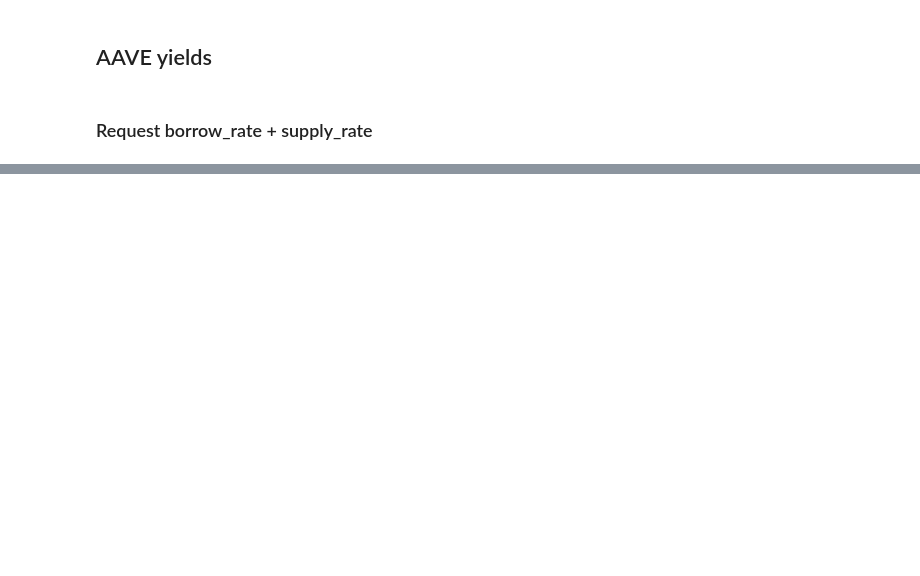
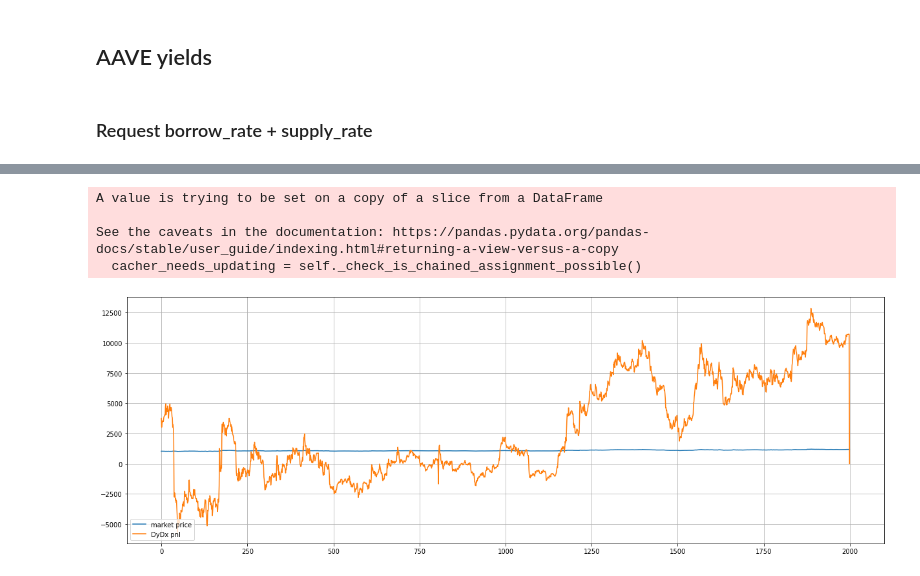
Before and after one commit to CruizeFinance/HedgingScripts, a Jupyter notebook: jupyter-lab/strategy_dydx_aave.ipynb, the cells around one changed output, grey strips where cells are left out. Drawn from its saved outputs; the diff is of its cells as text; code cells hidden in the pictures; blank space fills up the shorter version.

```diff
--- a/jupyter-lab/strategy_dydx_aave.ipynb
+++ b/jupyter-lab/strategy_dydx_aave.ipynb
@@ -384,0 +583,7 @@ NameError: ignored
+# %%
+for loc in range(len(summary['market_price'])):
+  P = summary['market_price'][loc]
+  for i in range(len(intervals.keys())):
+    if intervals[list(intervals.keys())[i]][0] < P <= intervals[list(intervals.keys())[i]][1]:
+      summary['price_in_interval'][loc] = intervals[list(intervals.keys())[i]]
+      summary['interval_name'][loc] = list(intervals.keys())[i]
@@ -384,0 +632,5 @@ NameError: ignored
+# %%
+AAVE_historical_df = pd.DataFrame.from_dict(AAVE_historical)
+DyDx_historical_df = pd.DataFrame.from_dict(DyDx_historical)
+AAVE_historical_df.iloc[0] = AAVE_parameters_initial
+DyDx_historical_df.iloc[0] = DyDx_parameters_initial
@@ -384,0 +671,18 @@ NameError: ignored
+# %%
+def stgy_1(market_prices, intervals):
+  I_old = I_out
+  AAVE_parameters = AAVE_historical_df.iloc[0]
+  DyDx_parameters = DyDx_historical_df.iloc[0]
+  for i in range(1,len(market_prices)-1):
+    I_previous = intervals[i-1]
+    # P_previous = P[i-1]
+    I_current = intervals[i]
+    P = market_prices[i]
+    # We could pass the whole AAVE_historical_df, DyDx_historical_df as parameters for scenarios if necessary
+    AAVE_parameters_aux, DyDx_parameters_aux = scenarios(P,
+                                                 I_old, I_current,
+                                                 AAVE_historical_df.iloc[i-1], DyDx_historical_df.iloc[i-1])
+    AAVE_historical_df.iloc[i] = AAVE_parameters_aux
+    DyDx_historical_df.iloc[i] = DyDx_parameters_aux
+    if I_previous != I_current:
+      I_old = I_previous
@@ -384,0 +816,9 @@ NameError: ignored
+# %%
+def plot_(P, intervals):
+  stgy_1(P,intervals)
+  pnl_ = pnl(list(DyDx_historical_df['size_ETH']), P)
+  fig, axs = plt.subplots(1,1, figsize = (21, 7))
+  axs.plot(list(P), label = 'market price')
+  axs.plot(list(pnl_), label = 'DyDx pnl')
+  axs.grid()
+  axs.legend(loc = 'lower left')
@@ -384,0 +842,8 @@ NameError: ignored
+# %%
+plot_(summary['market_price'],summary['price_in_interval'])
+# %% [output]
+A value is trying to be set on a copy of a slice from a DataFrame
+
+See the caveats in the documentation: https://pandas.pydata.org/pandas-docs/stable/user_guide/indexing.html#returning-a-view-versus-a-copy
+  cacher_needs_updating = self._check_is_chained_assignment_possible()
+[figure, added]
```
Also changed, not shown: parts of 68 cells of this notebook.
